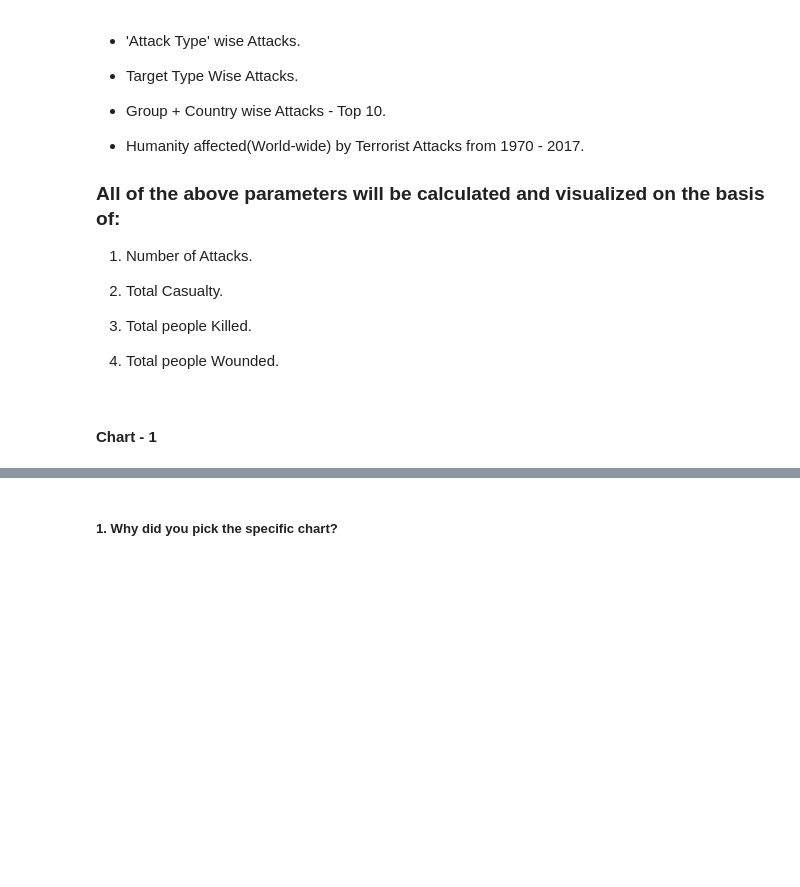
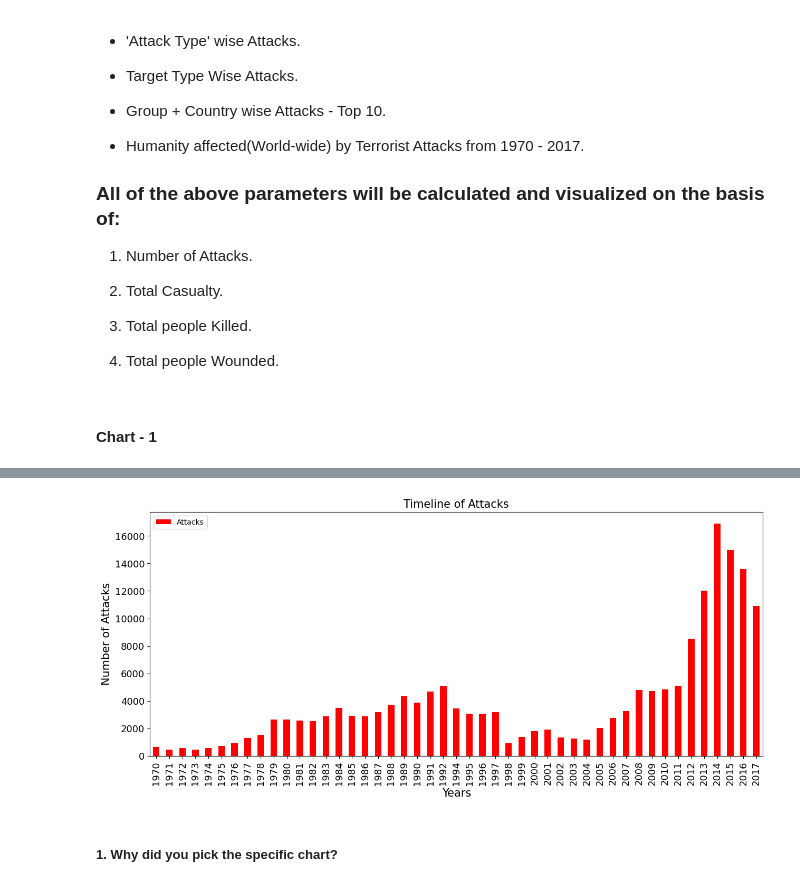
Before and after one commit to Amrit007-droid/Global-Terrorism-Dataset-EDA-, a Jupyter notebook: Global_Terrorism_Dataset_EDA_submission_.ipynb, the cells around one changed output, grey strips where cells are left out. Cells and saved outputs as stored; diff of their text form; code cells hidden in the pictures; blank space fills up the shorter version.

```diff
--- a/Global_Terrorism_Dataset_EDA_submission_.ipynb
+++ b/Global_Terrorism_Dataset_EDA_submission_.ipynb
@@ -442,0 +447,3 @@ df.describe()
+# %%
+attacks=df["Year"].value_counts(dropna=False).sort_index().to_frame().reset_index().rename(columns={"index":"Year","Year":"Attacks"}).set_index("Year")
+attacks.head()
@@ -443,3 +473,11 @@ df.describe()
+# %%
+attacks.plot(kind="bar",color="red",figsize=(15,6),fontsize=13)
+plt.title("Timeline of Attacks",fontsize=15)
+plt.xlabel("Years",fontsize=15)
+plt.ylabel("Number of Attacks",fontsize=15)
+plt.show()
+# %% [output]
+[figure, added]
 # %% [markdown]
 ##### 1. Why did you pick the specific chart?
 # %% [markdown]
```
Also changed, not shown: parts of 6 cells of this notebook.
